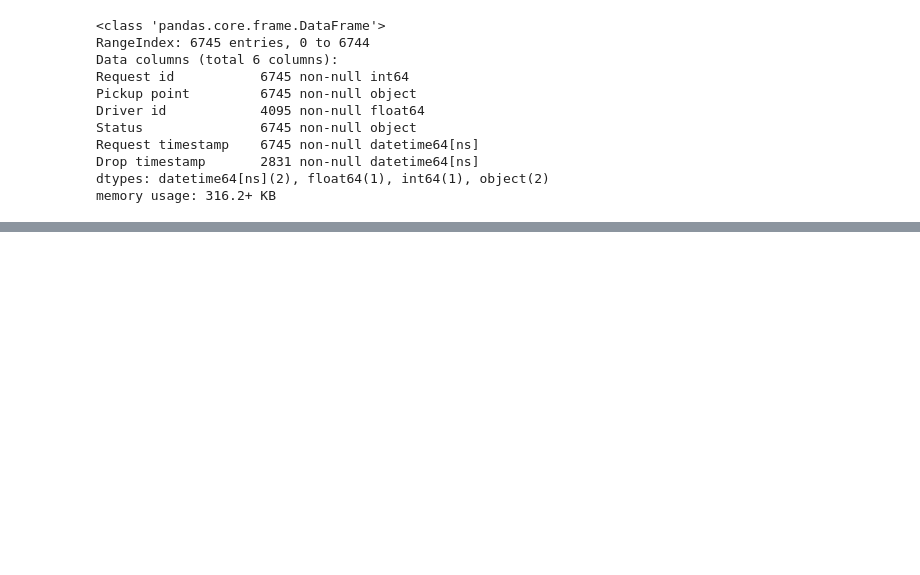
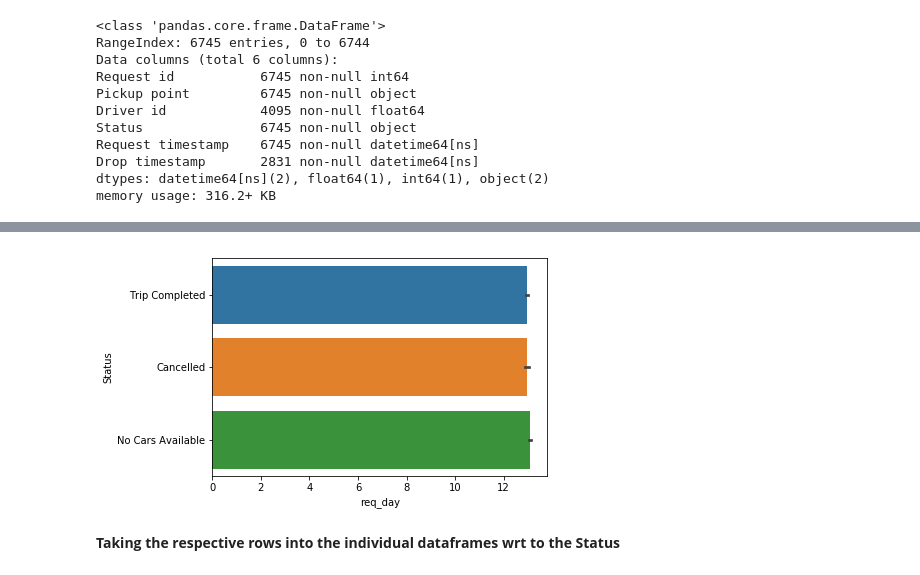
Before and after one commit to SrajanKumarShukla/Uber-Case-Study, a Jupyter notebook: Uber_Case_Study.ipynb, the cells around one changed output, grey strips where cells are left out. Saved outputs shown, nothing was run; the diff lists cells and outputs as text; code cells hidden in the pictures; blank space fills up the shorter version.

```diff
--- a/Uber_Case_Study.ipynb
+++ b/Uber_Case_Study.ipynb
@@ -147,0 +160,6 @@ df["req_day"] = req_day
+# %%
+plot_cat("req_day")
+# %% [output]
+[figure, added]
+# %% [markdown]
+**Taking the respective rows into the individual dataframes wrt to the Status**
```
Also changed, not shown: parts of 31 cells of this notebook.
